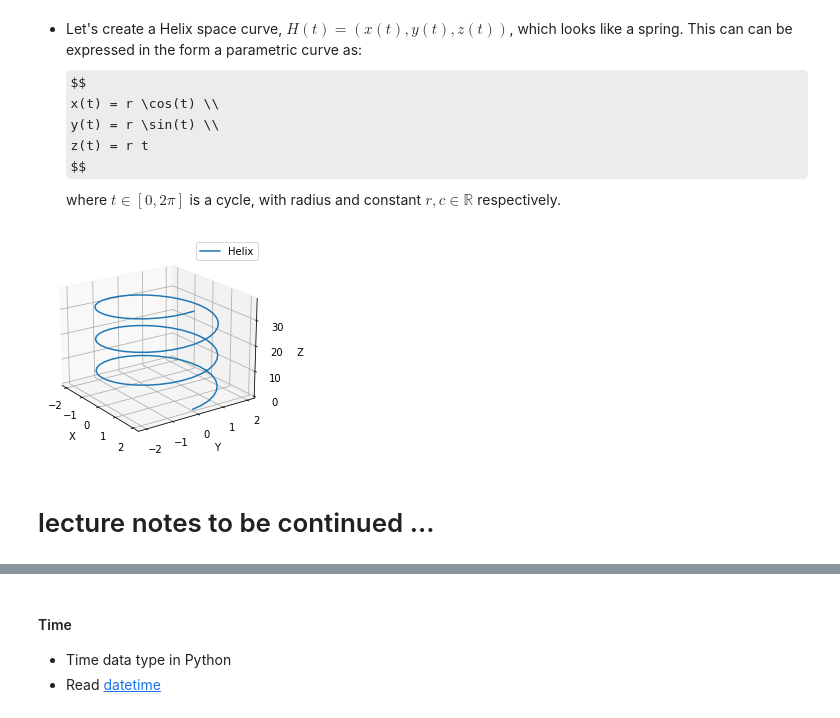
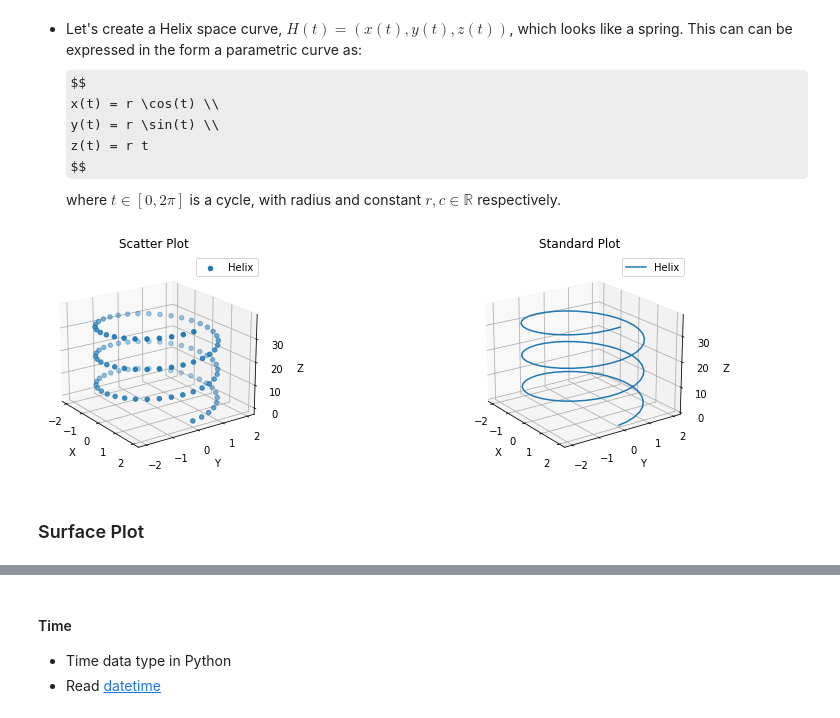
Before and after one commit to gob1thaasan/ScientificComputingWithPython, a Jupyter notebook: NotebookLectures/Chapter4.ipynb, the cells around one changed output, grey strips where cells are left out. Drawn from its saved outputs; the diff is of its cells as text; code cells hidden in the pictures; some formulas as TeX source.

```diff
--- a/NotebookLectures/Chapter4.ipynb
+++ b/NotebookLectures/Chapter4.ipynb
@@ -421,32 +423,37 @@ fig.savefig("rasterized-figure.pdf", dpi=600)
 # %%
 import numpy as np
 import matplotlib.pyplot as plt
 
-ax = plt.figure().add_subplot(projection='3d')
+fig, ax = plt.subplots(1, 2, figsize=(14, 4), subplot_kw={'projection': '3d'})
 
-# Plot a sin curve using the x and y axes.
+# Plot a helix curve in the form of parametric
 
-r = 2
-c = 3
+r = 2 #radius
+c = 3 # constant
 
 t = np.linspace(0, 6* np.pi, 100)
 
 x = r * np.cos(t)
 y = r * np.sin(t)
 z = r * t
-ax.plot(x, y, z, zdir='z', label='Helix')
 
-# Make legend, set axes limits and labels
-ax.legend()
-ax.set_xlabel('X')
-ax.set_ylabel('Y')
-ax.set_zlabel('Z')
+ax[0].scatter(x, y, z, zdir='z', label='Helix')
+ax[0].set_title("Scatter Plot")
 
-# Customize the view angle
-ax.view_init(elev=20., azim=-35)
+ax[1].plot(x, y, z, zdir='z', label='Helix')
+ax[1].set_title("Standard Plot")
+
+# Make legend, label axes.
+
+for x in ax:
+    x.legend()
+    x.set_xlabel('X')
+    x.set_ylabel('Y')
+    x.set_zlabel('Z')
+    x.view_init(elev=20., azim=-35)# Customize the view angle
 
 plt.show()
 # %% [output]
-[figure, old version]
+[figure, new version]
-# %% [markdown]
-# lecture notes to be continued ...
+# %% [markdown]
+### Surface Plot
```
Also changed, not shown: parts of 84 cells of this notebook.
